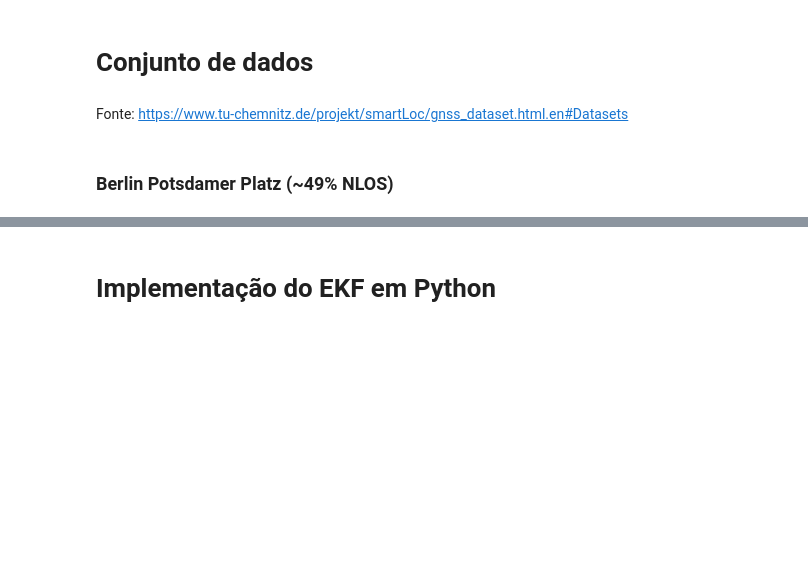
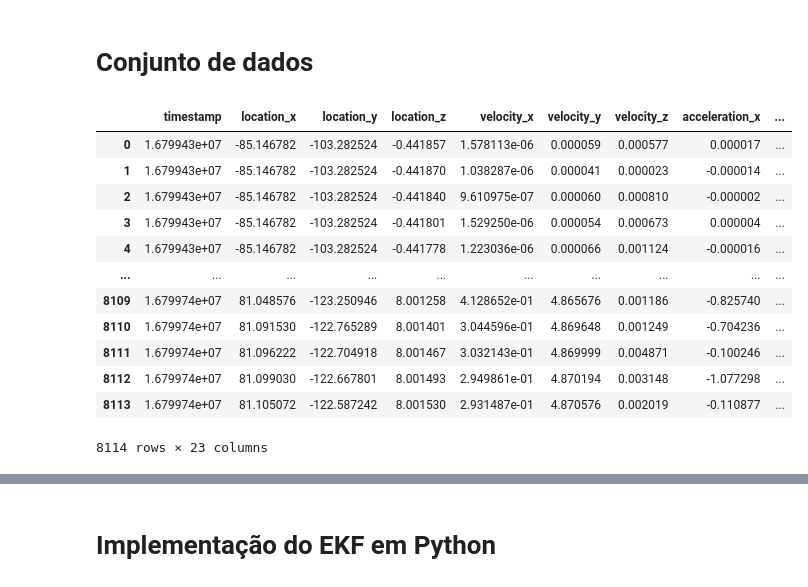
Before and after one commit to deivis6x7/Kalman, a Jupyter notebook: 01-EKF.ipynb, the cells around one changed output, grey strips where cells are left out. Drawn from its saved outputs; the diff is of its cells as text; code cells hidden in the pictures; blank space fills up the shorter version.

```diff
--- a/01-EKF.ipynb
+++ b/01-EKF.ipynb
@@ -263,7 +259,3 @@ $$ \mathbf{x}_{k|k} = \mathbf{x}_{k|k-1} + \mathbf{K}_{k}(\mathbf{z}_{k}-\mathbf
 $$ \mathbf{P}_{k|k} = (\mathbf{I} - \mathbf{K}_{k}\mathbf{H}_{k})\mathbf{P}_{k|k-1} $$
 # %% [markdown]
 # Conjunto de dados
-# %% [markdown]
-Fonte: https://www.tu-chemnitz.de/projekt/smartLoc/gnss_dataset.html.en#Datasets
-# %% [markdown]
-### Berlin Potsdamer Platz (~49% NLOS)
@@ -269,0 +265,18 @@ Fonte: https://www.tu-chemnitz.de/projekt/smartLoc/gnss_dataset.html.en#Datasets
+# %%
+data1 = "out01_ajustado/1_pos.csv"
+data1 = pd.read_csv(data1, sep=',')
+data1
+# %% [output]
+|  | timestamp | location_x | location_y | location_z | velocity_x | velocity_y | velocity_z | acceleration_x | ... |
+| 0 | 1.679943e+07 | -85.146782 | -103.282524 | -0.441857 | 1.578113e-06 | 0.000059 | 0.000577 | 0.000017 | ... |
+| 1 | 1.679943e+07 | -85.146782 | -103.282524 | -0.441870 | 1.038287e-06 | 0.000041 | 0.000023 | -0.000014 | ... |
+| 2 | 1.679943e+07 | -85.146782 | -103.282524 | -0.441840 | 9.610975e-07 | 0.000060 | 0.000810 | -0.000002 | ... |
+| 3 | 1.679943e+07 | -85.146782 | -103.282524 | -0.441801 | 1.529250e-06 | 0.000054 | 0.000673 | 0.000004 | ... |
+| 4 | 1.679943e+07 | -85.146782 | -103.282524 | -0.441778 | 1.223036e-06 | 0.000066 | 0.001124 | -0.000016 | ... |
+| ... | ... | ... | ... | ... | ... | ... | ... | ... | ... |
+| 8109 | 1.679974e+07 | 81.048576 | -123.250946 | 8.001258 | 4.128652e-01 | 4.865676 | 0.001186 | -0.825740 | ... |
+| 8110 | 1.679974e+07 | 81.091530 | -122.765289 | 8.001401 | 3.044596e-01 | 4.869648 | 0.001249 | -0.704236 | ... |
+| 8111 | 1.679974e+07 | 81.096222 | -122.704918 | 8.001467 | 3.032143e-01 | 4.869999 | 0.004871 | -0.100246 | ... |
+| 8112 | 1.679974e+07 | 81.099030 | -122.667801 | 8.001493 | 2.949861e-01 | 4.870194 | 0.003148 | -1.077298 | ... |
+| 8113 | 1.679974e+07 | 81.105072 | -122.587242 | 8.001530 | 2.931487e-01 | 4.870576 | 0.002019 | -0.110877 | ... |
+8114 rows × 23 columns
```
Also changed, not shown: parts of 28 cells of this notebook.
